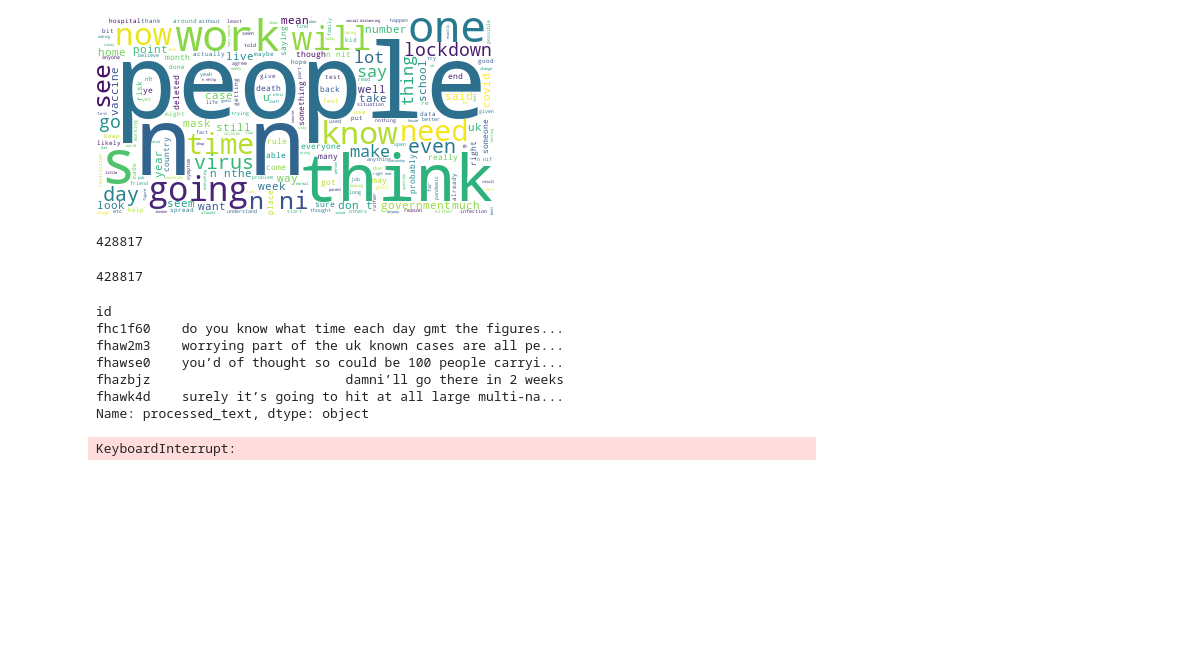
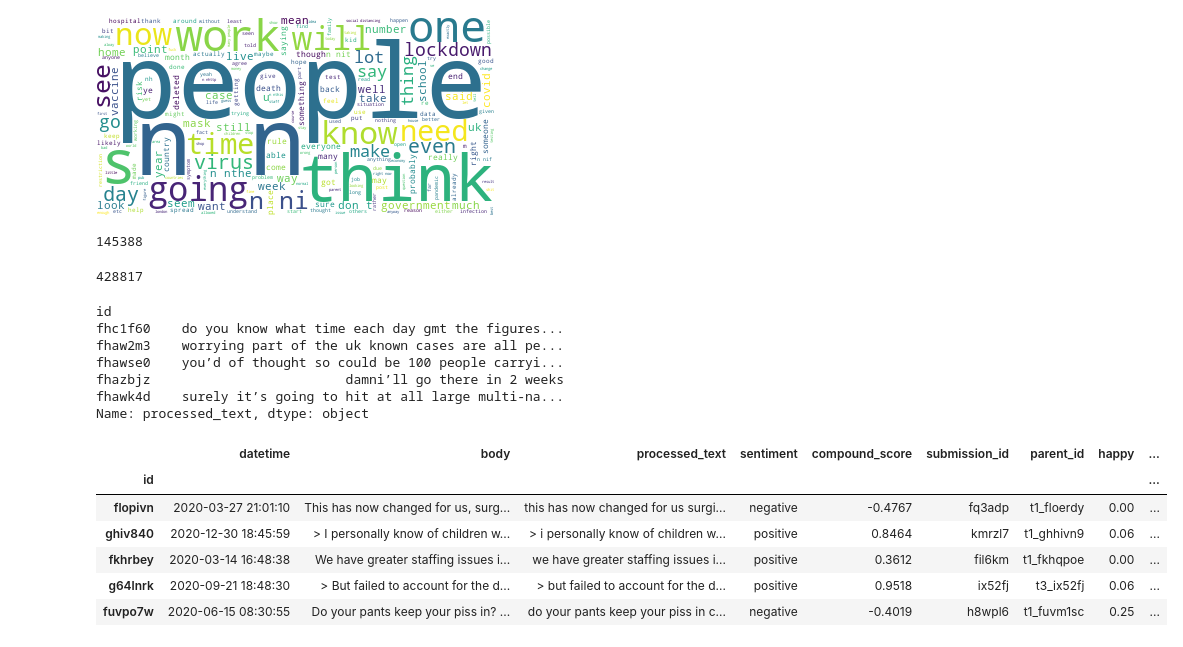
Before and after one commit to ollyjc99/COVID-19-Sentiment-and-Compliance-Analyzer, a Jupyter notebook: DataProcessing.ipynb, the cells around one changed output. Saved outputs shown, nothing was run; the diff lists cells and outputs as text; code cells hidden in the pictures; blank space fills up the shorter version.

Commit message:
Testing emotion detection on a small sample

```diff
--- a/DataProcessing.ipynb
+++ b/DataProcessing.ipynb
@@ -66,16 +66,16 @@ s_df['datetime'] = [datetime.fromtimestamp(i) for i in s_df['created_utc']]
 # %%
 # Perform sentiment analysis on each comment and return the sentiment and compound score
 c_df['sentiment'] , c_df['compound_score'] = sentiment_analysis([*c_df['body']])
-# %%
-len(c_df.index)
-# %% [output]
-428817
-# %%
-### QUERY DATAFRAME FOR NON NEUTRAL COMMENTS
-
-c_df = c_df.query('sentiment != "neutral"')
-# %% [output]
-428817
+# %%
+574205 - 428817
+# %% [output]
+145388
+# %%
+### QUERY DATAFRAME FOR NON NEUTRAL COMMENTS
+
+c_df = c_df.query('sentiment != "neutral"')
+# %% [output]
+428817
 # %%
 # TEXT PREPROCESSING
 import re
@@ -96,11 +96,19 @@ fhazbjz                         damni’ll go there in 2 weeks
 fhawk4d    surely it’s going to hit at all large multi-na...
 Name: processed_text, dtype: object
 # %%
-c_df['happy'], c_df['angry'], c_df['suprise'], c_df['sad'], c_df['fear'] = get_emotions([*c_df['processed_text']])
+comments = c_df.sample(50)
 
-c_df.sample(10)
+comments['happy'], comments['angry'], comments['suprise'], comments['sad'], comments['fear'] = get_emotions([*comments['processed_text']])
+
+comments.sample(5)
 # %% [output]
-KeyboardInterrupt:
+|  | datetime | body | processed_text | sentiment | compound_score | submission_id | parent_id | happy | ... |
+| id |  |  |  |  |  |  |  |  | ... |
+| flopivn | 2020-03-27 21:01:10 | This has now changed for us, surg... | this has now changed for us surgi... | negative | -0.4767 | fq3adp | t1_floerdy | 0.00 | ... |
+| ghiv840 | 2020-12-30 18:45:59 | > I personally know of children w... | > i personally know of children w... | positive | 0.8464 | kmrzl7 | t1_ghhivn9 | 0.06 | ... |
+| fkhrbey | 2020-03-14 16:48:38 | We have greater staffing issues i... | we have greater staffing issues i... | positive | 0.3612 | fil6km | t1_fkhqpoe | 0.00 | ... |
+| g64lnrk | 2020-09-21 18:48:30 | > But failed to account for the d... | > but failed to account for the d... | positive | 0.9518 | ix52fj | t3_ix52fj | 0.06 | ... |
+| fuvpo7w | 2020-06-15 08:30:55 | Do your pants keep your piss in? ... | do your pants keep your piss in c... | negative | -0.4019 | h8wpl6 | t1_fuvm1sc | 0.25 | ... |
 # %%
 ### REFORMAT DATAFRAMES
 
```
